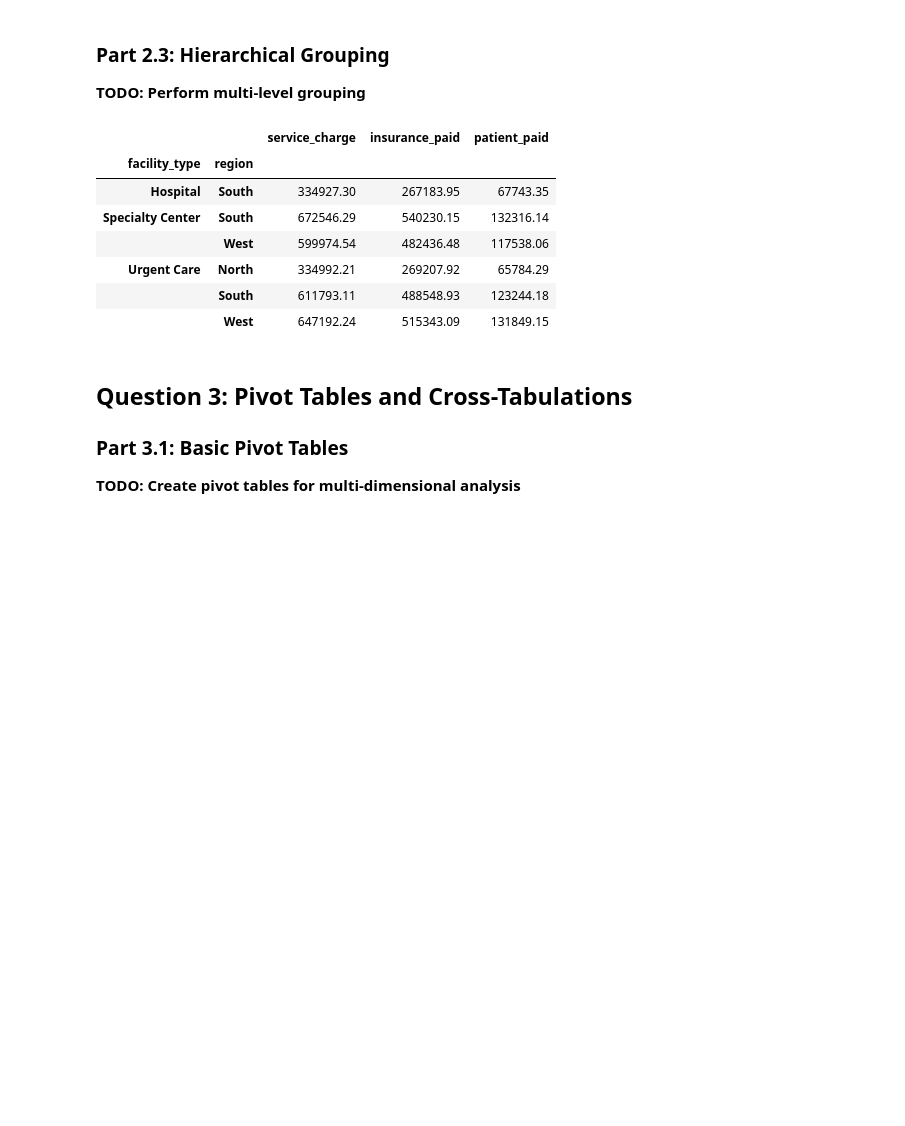
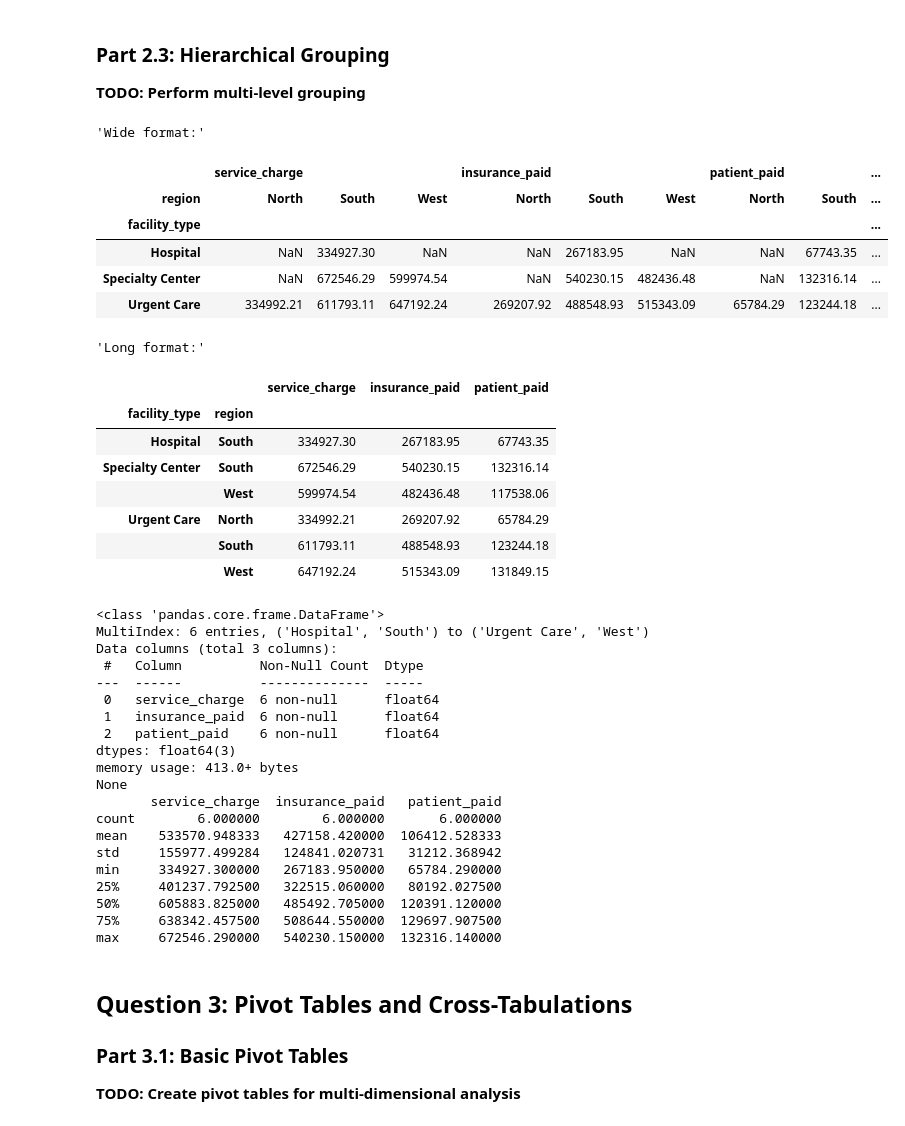
Before and after one commit to UCSF-DataSci/ds217-08-group-filter-and-flow-bobho1999, a Jupyter notebook: assignment.ipynb, the cells around one changed output. Saved outputs shown, nothing was run; the diff lists cells and outputs as text; code cells hidden in the pictures; blank space fills up the shorter version.

```diff
--- a/assignment.ipynb
+++ b/assignment.ipynb
@@ -225,25 +227,64 @@ top_providers_by_facility.to_csv("output/q2_performance_report.txt", index=False
 # %%
 # TODO: Group by facility type and region
 # TODO: Calculate statistics for each facility_type-region combination
 # TODO: Use unstack to convert to wide format
 # TODO: Use stack to convert back to long format
-merged_df.groupby(['facility_type', 'region']).agg({
+facility_type_region = merged_df.groupby(['facility_type', 'region']).agg({
     'service_charge': 'sum',
     'insurance_paid': 'sum',
     'patient_paid': 'sum'
 })
 
+facility_type_region = facility_type_region.unstack(level='region')
+display("Wide format:")
+display(facility_type_region)
+
+facility_type_region = facility_type_region.stack(level='region')
+display("Long format:")
+display(facility_type_region)
+
 # TODO: Analyze the hierarchical structure
+print(facility_type_region.info())
+print(facility_type_region.describe())
 # TODO: Save results as 'output/q2_hierarchical_analysis.csv'
+facility_type_region.to_csv('output/q2_hierarchical_analysis.csv')
 # %% [output]
+'Wide format:'
-|  |  | service_charge | insurance_paid | patient_paid |
-| facility_type | region |  |  |  |
-| Hospital | South | 334927.30 | 267183.95 | 67743.35 |
-| Specialty Center | South | 672546.29 | 540230.15 | 132316.14 |
-|  | West | 599974.54 | 482436.48 | 117538.06 |
-| Urgent Care | North | 334992.21 | 269207.92 | 65784.29 |
-|  | South | 611793.11 | 488548.93 | 123244.18 |
-|  | West | 647192.24 | 515343.09 | 131849.15 |
+|  | service_charge |  |  | insurance_paid |  |  | patient_paid |  | ... |
+| region | North | South | West | North | South | West | North | South | ... |
+| facility_type |  |  |  |  |  |  |  |  | ... |
+| Hospital | NaN | 334927.30 | NaN | NaN | 267183.95 | NaN | NaN | 67743.35 | ... |
+| Specialty Center | NaN | 672546.29 | 599974.54 | NaN | 540230.15 | 482436.48 | NaN | 132316.14 | ... |
+| Urgent Care | 334992.21 | 611793.11 | 647192.24 | 269207.92 | 488548.93 | 515343.09 | 65784.29 | 123244.18 | ... |
+'Long format:'
+|  |  | service_charge | insurance_paid | patient_paid |
+| facility_type | region |  |  |  |
+| Hospital | South | 334927.30 | 267183.95 | 67743.35 |
+| Specialty Center | South | 672546.29 | 540230.15 | 132316.14 |
+|  | West | 599974.54 | 482436.48 | 117538.06 |
+| Urgent Care | North | 334992.21 | 269207.92 | 65784.29 |
+|  | South | 611793.11 | 488548.93 | 123244.18 |
+|  | West | 647192.24 | 515343.09 | 131849.15 |
+<class 'pandas.core.frame.DataFrame'>
+MultiIndex: 6 entries, ('Hospital', 'South') to ('Urgent Care', 'West')
+Data columns (total 3 columns):
+ #   Column          Non-Null Count  Dtype
+---  ------          --------------  -----
+ 0   service_charge  6 non-null      float64
+ 1   insurance_paid  6 non-null      float64
+ 2   patient_paid    6 non-null      float64
+dtypes: float64(3)
+memory usage: 413.0+ bytes
+None
+       service_charge  insurance_paid   patient_paid
+count        6.000000        6.000000       6.000000
+mean    533570.948333   427158.420000  106412.528333
+std     155977.499284   124841.020731   31212.368942
+min     334927.300000   267183.950000   65784.290000
+25%     401237.792500   322515.060000   80192.027500
+50%     605883.825000   485492.705000  120391.120000
+75%     638342.457500   508644.550000  129697.907500
+max     672546.290000   540230.150000  132316.140000
 # %% [markdown]
 ## Question 3: Pivot Tables and Cross-Tabulations
 
```
Also changed, not shown: parts of 1 cell of this notebook, 2 other files.
